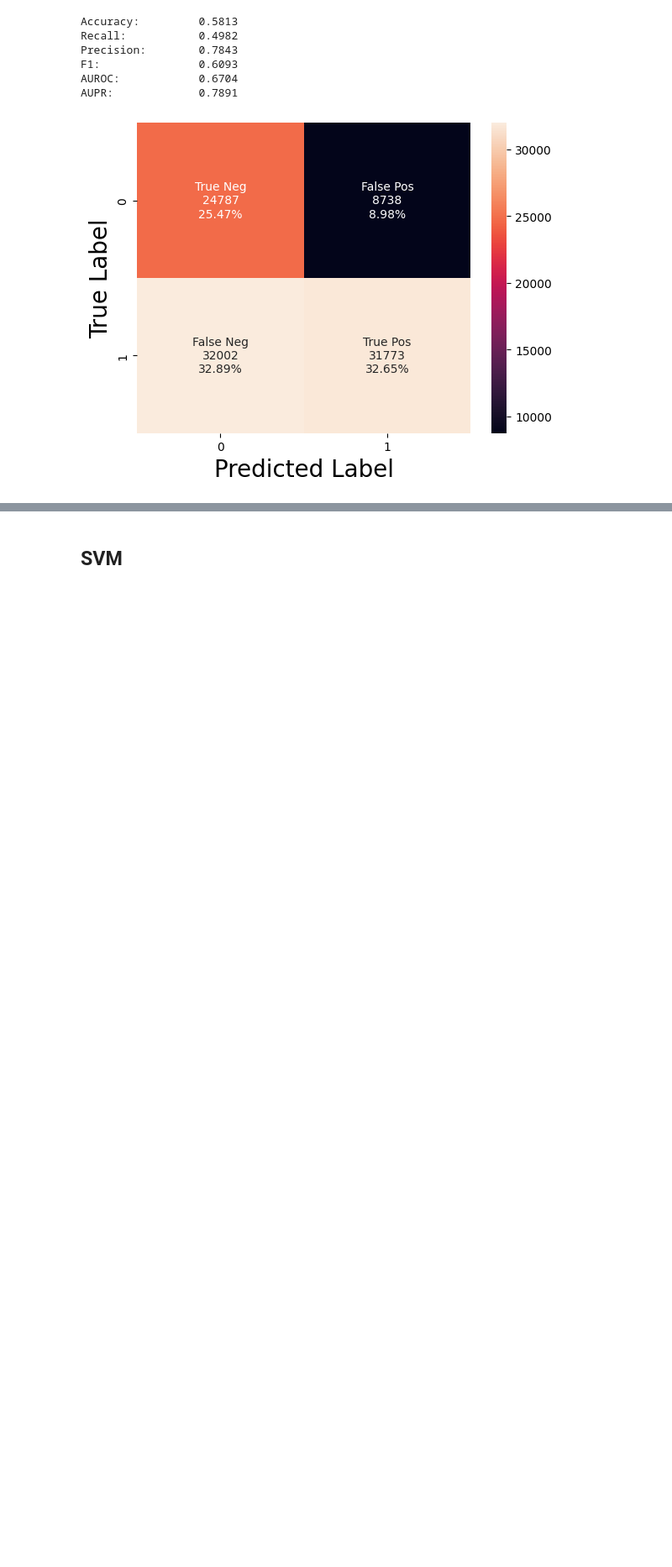
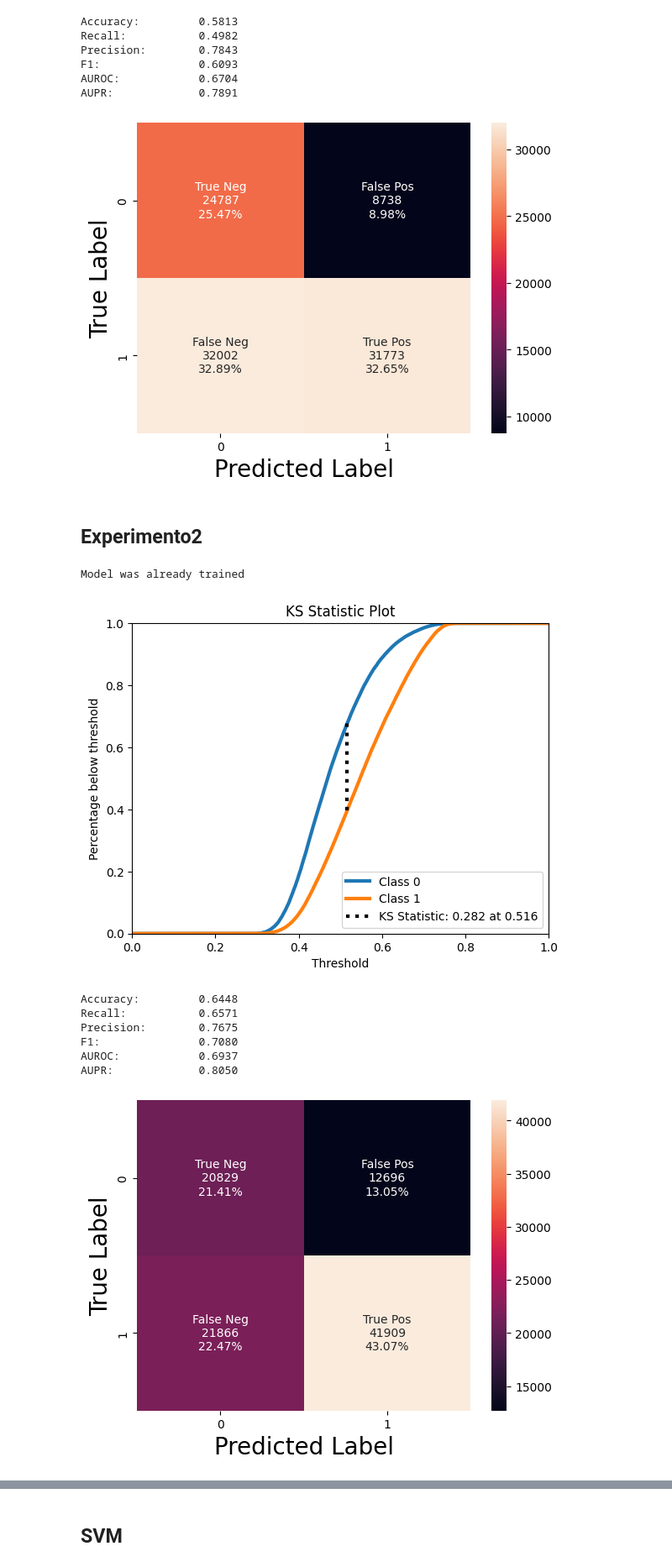
Before and after one commit to aasb2/neural-networks, a Jupyter notebook: Projeto_Final.ipynb, the cells around one changed output, grey strips where cells are left out. Shown at 84% size. Cells and saved outputs as stored; diff of their text form; code cells hidden in the pictures; blank space fills up the shorter version.

Commit message:
Tests

```diff
--- a/Projeto_Final.ipynb
+++ b/Projeto_Final.ipynb
@@ -1441,3 +1394,38 @@ F1:               0.6093
 AUROC:            0.6704
 AUPR:             0.7891
 [figure]
+# %% [markdown]
+## Experimento2
+# %%
+gb = GradientBoostingClassifier(n_estimators=10, learning_rate=0.01)
+mlp = MLPClassifier(hidden_layer_sizes=(64,64), activation="logistic", solver="sgd")
+rf = RandomForestClassifier(n_estimators=500, max_depth=20, criterion="entropy")
+
+model_file = MIX_ENS_MODEL_PATH+"2"
+if not exists(model_file):
+    mlp_ens = VotingClassifier([('gb', gb), ('mlp', mlp), ('rf', rf)], voting='soft')
+    mlp_ens.fit(x_train,y_train)
+    with open(model_file, 'wb') as file:
+        pickle.dump(mlp_ens,file)
+else:
+    print("Model was already trained")
+    with open(model_file, 'rb') as file:
+        mlp_ens = pickle.load(file)
+
+
+
+mlp_ens_pred_class = mlp_ens.predict(x_test)
+mlp_ens_pred_scores = mlp_ens.predict_proba(x_test)
+accuracy, recall, precision, f1, auroc, aupr = metrics.compute_performance_metrics(y_test, mlp_ens_pred_class, mlp_ens_pred_scores)
+metrics.print_metrics_summary(accuracy, recall, precision, f1, auroc, aupr)
+metrics.plot_confusion_matrix(y_test, mlp_ens_pred_class)
+# %% [output]
+Model was already trained
+[figure, added]
+Accuracy:         0.6448
+Recall:           0.6571
+Precision:        0.7675
+F1:               0.7080
+AUROC:            0.6937
+AUPR:             0.8050
+[figure, added]
```
Also changed, not shown: parts of 17 cells of this notebook, 2 other files.
